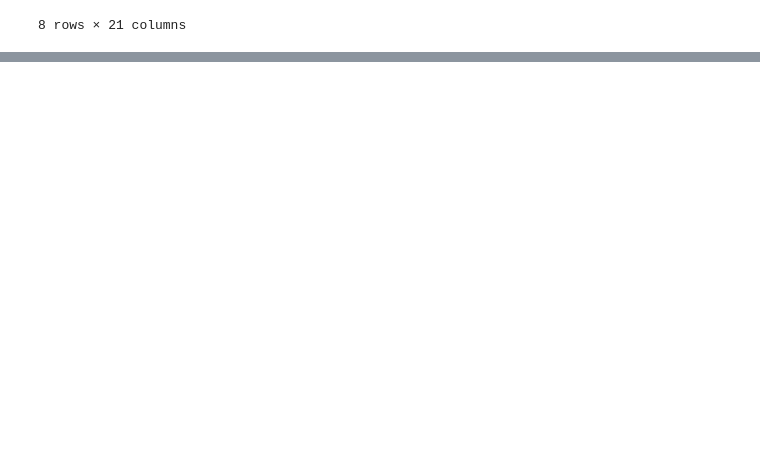
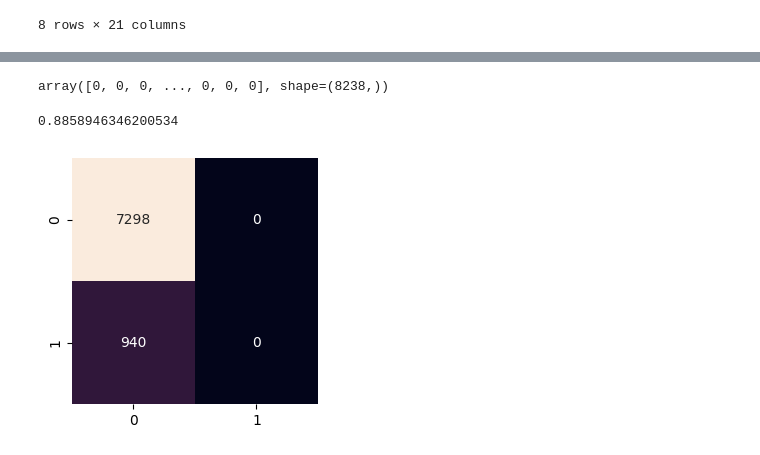
Before and after one commit to 4GeeksAcademy/machine-learning-python-template-bank-BryanJumbo, a Jupyter notebook: src/explore.ipynb, the cells around one changed output, grey strips where cells are left out. Cells and saved outputs as stored; diff of their text form; code cells hidden in the pictures; blank space fills up the shorter version.

```diff
--- a/src/explore.ipynb
+++ b/src/explore.ipynb
@@ -570,0 +667,4 @@ plt.show()
+# %%
+#Retiramos el target de la lista de columnas de estudio
+# Esto es necesario para que no se incluya en el entrenamiento y pruebas posteriores
+column_list = list(df_enc.columns.drop('y_n'))
@@ -570,0 +766,26 @@ plt.show()
+# %%
+results = []
+models = []
+datasets = [
+    ("X_train_con_outliers", X_train_con_outliers),
+    ("X_train_sin_outliers", X_train_sin_outliers),
+    ("X_train_con_outliers_norm", X_train_con_outliers_norm),
+    ("X_train_sin_outliers_norm", X_train_sin_outliers_norm),
+    ("X_train_con_outliers_scal", X_train_con_outliers_scal),
+    ("X_train_sin_outliers_scal", X_train_sin_outliers_scal),
+]
+
+for name, dataset in datasets:
+  model = LogisticRegression(max_iter=1000) # Modelo base
+  model.fit(dataset, y_train)
+  y_pred = model.predict(dataset)
+  results.append(accuracy_score(y_train, y_pred))
+  models.append((name, model))
+
+
+best_index = results.index(max(results))
+print("Resultados:", results)
+print("Mejor accuracy:", max(results))
+print("Mejor dataset:", datasets[best_index][0])
+
+best_dataset = datasets[best_index][1]
@@ -570,0 +879,23 @@ plt.show()
+# %%
+y_pred = model.predict(X_test_con_outliers)
+y_pred
+# %% [output]
+array([0, 0, 0, ..., 0, 0, 0], shape=(8238,))
+# %%
+accuracy_score(y_test, y_pred)
+# %% [output]
+0.8858946346200534
+# %%
+df_cm = confusion_matrix(y_test, y_pred)
+
+# Dibujaremos esta matriz para hacerla más visual
+cm_df = pd.DataFrame(df_cm)
+
+plt.figure(figsize = (3, 3))
+sns.heatmap(cm_df, annot=True, fmt="d", cbar=False)
+
+plt.tight_layout()
+
+plt.show()
+# %% [output]
+[figure, added]
```
Also changed, not shown: parts of 28 cells of this notebook, 1 other file.
